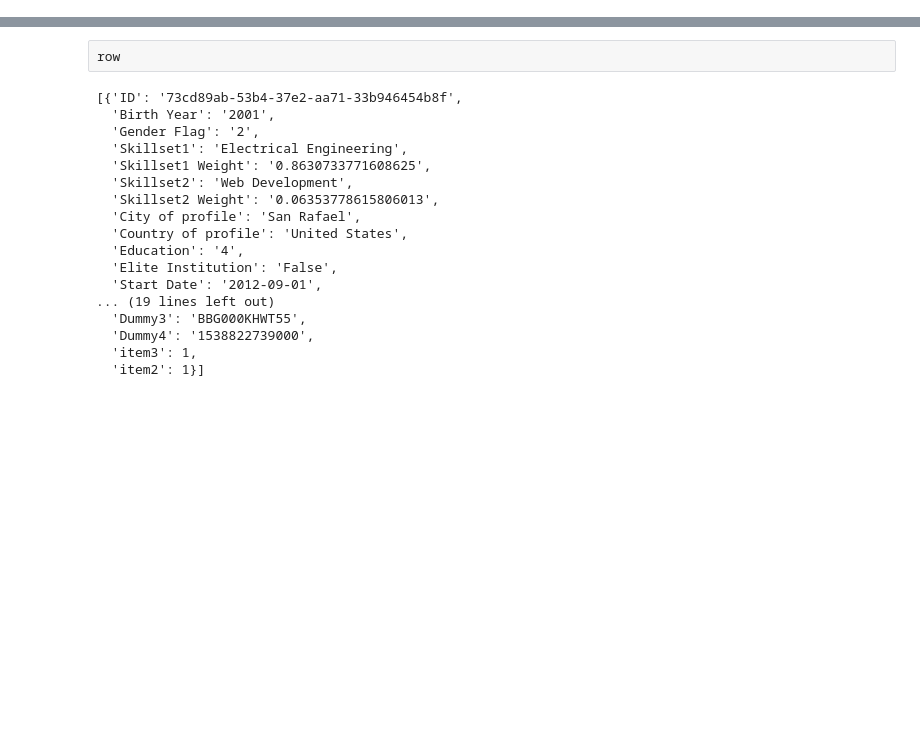
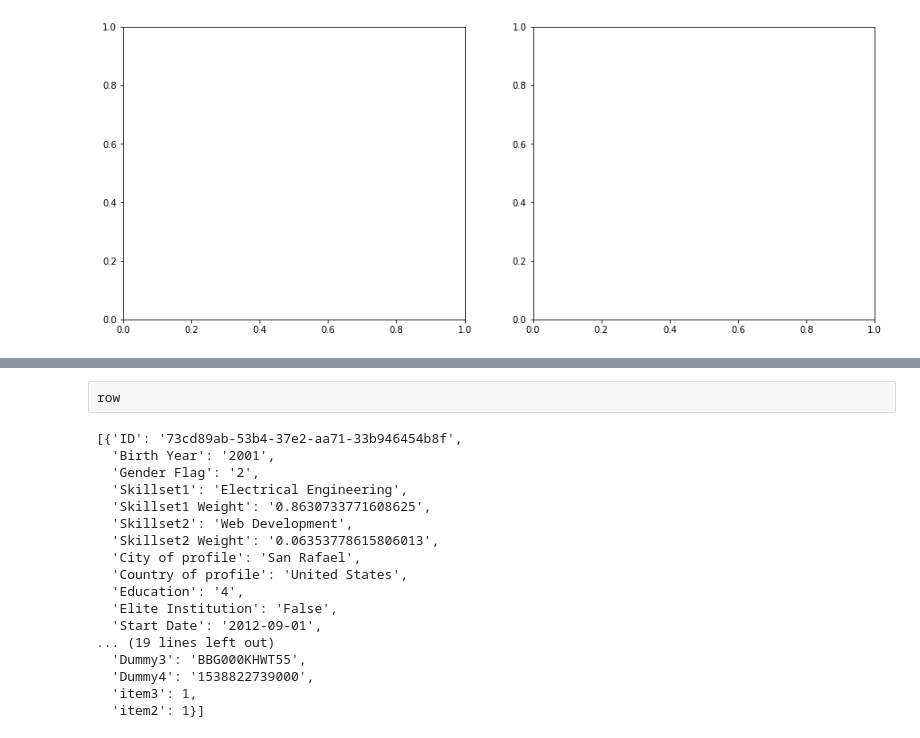
Before and after one commit to rohigovi/EmploymentDynamics, a Jupyter notebook: Pre-Processing/DataPreProcessingwithDictionaryReader.ipynb, the cells around one changed output, grey strips where cells are left out. Drawn from its saved outputs; the diff is of its cells as text; code cells hidden in the pictures; blank space fills up the shorter version.

Commit message:
Add files via upload
Added code to store and plot time related data from the merged dataframe

```diff
--- a/Pre-Processing/DataPreProcessingwithDictionaryReader.ipynb
+++ b/Pre-Processing/DataPreProcessingwithDictionaryReader.ipynb
@@ -84,0 +95,7 @@ a.append(pd.DataFrame(row,columns=row.keys(),index=[0]))
+# %%
+import matplotlib as plt
+import datetime
+
+fig, axs = plt.pyplot.subplots(1,2, figsize=(15, 6), facecolor='w', edgecolor='k')
+# %% [output]
+[figure, added]
```
Also changed, not shown: parts of 11 cells of this notebook.
